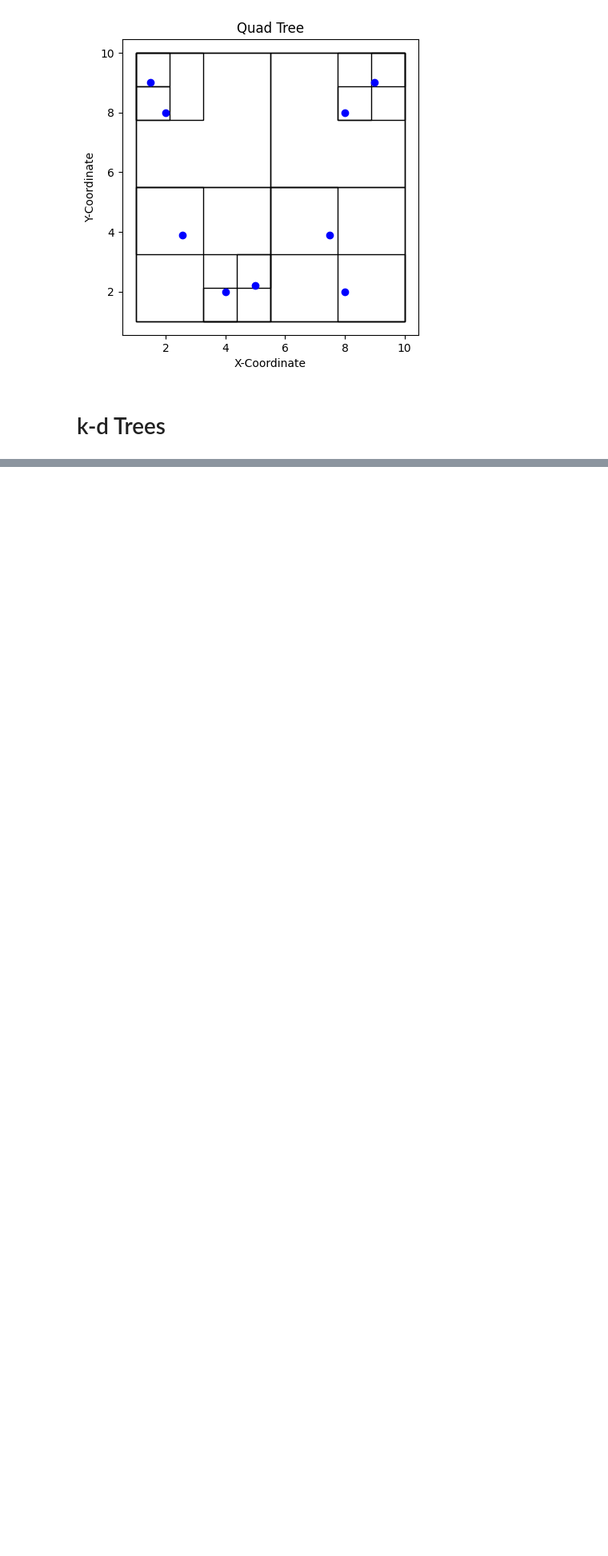
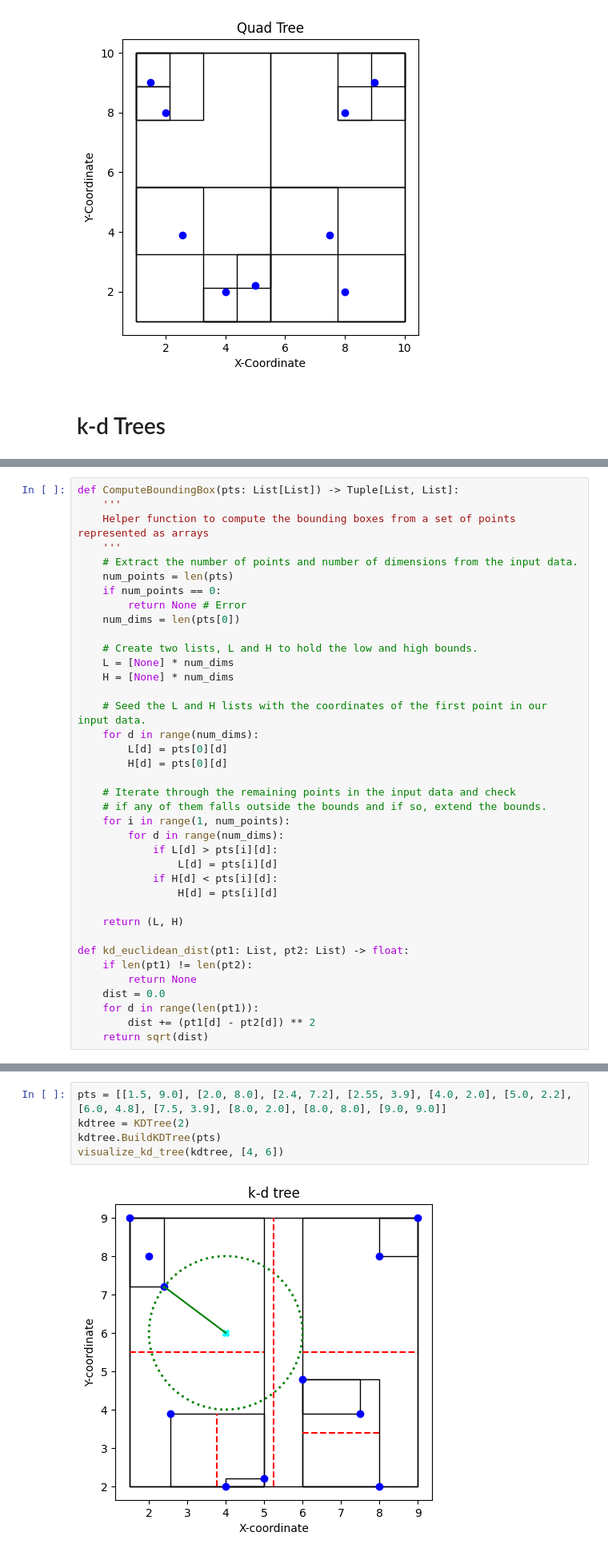
Before and after one commit to dan-manolescu/data-structures-fun, a Jupyter notebook: C8_Spatial_Trees.ipynb, the cells around one changed output, grey strips where cells are left out. Shown at 80% size. Saved outputs shown, nothing was run; the diff lists cells and outputs as text; blank space fills up the shorter version.

Commit message:
Added support for k-d trees

```diff
--- a/C8_Spatial_Trees.ipynb
+++ b/C8_Spatial_Trees.ipynb
@@ -364,0 +370,38 @@ visualize_quad_tree(quad_tree)
+# %%
+def ComputeBoundingBox(pts: List[List]) -> Tuple[List, List]:
+    '''
+    Helper function to compute the bounding boxes from a set of points represented as arrays
+    '''
+    # Extract the number of points and number of dimensions from the input data.
+    num_points = len(pts)
+    if num_points == 0:
+        return None # Error
+    num_dims = len(pts[0])
+
+    # Create two lists, L and H to hold the low and high bounds.
+    L = [None] * num_dims
+    H = [None] * num_dims
+
+    # Seed the L and H lists with the coordinates of the first point in our input data.
+    for d in range(num_dims):
+        L[d] = pts[0][d]
+        H[d] = pts[0][d]
+
+    # Iterate through the remaining points in the input data and check
+    # if any of them falls outside the bounds and if so, extend the bounds.
+    for i in range(1, num_points):
+        for d in range(num_dims):
+            if L[d] > pts[i][d]:
+                L[d] = pts[i][d]
+            if H[d] < pts[i][d]:
+                H[d] = pts[i][d]
+
+    return (L, H)
+
+def kd_euclidean_dist(pt1: List, pt2: List) -> float:
+    if len(pt1) != len(pt2):
+        return None
+    dist = 0.0
+    for d in range(len(pt1)):
+        dist += (pt1[d] - pt2[d]) ** 2
+    return sqrt(dist)
@@ -364,0 +696,7 @@ visualize_quad_tree(quad_tree)
+# %%
+pts = [[1.5, 9.0], [2.0, 8.0], [2.4, 7.2], [2.55, 3.9], [4.0, 2.0], [5.0, 2.2], [6.0, 4.8], [7.5, 3.9], [8.0, 2.0], [8.0, 8.0], [9.0, 9.0]]
+kdtree = KDTree(2)
+kdtree.BuildKDTree(pts)
+visualize_kd_tree(kdtree, [4, 6])
+# %% [output]
+[figure, added]
```
Also changed, not shown: parts of 12 cells of this notebook.
